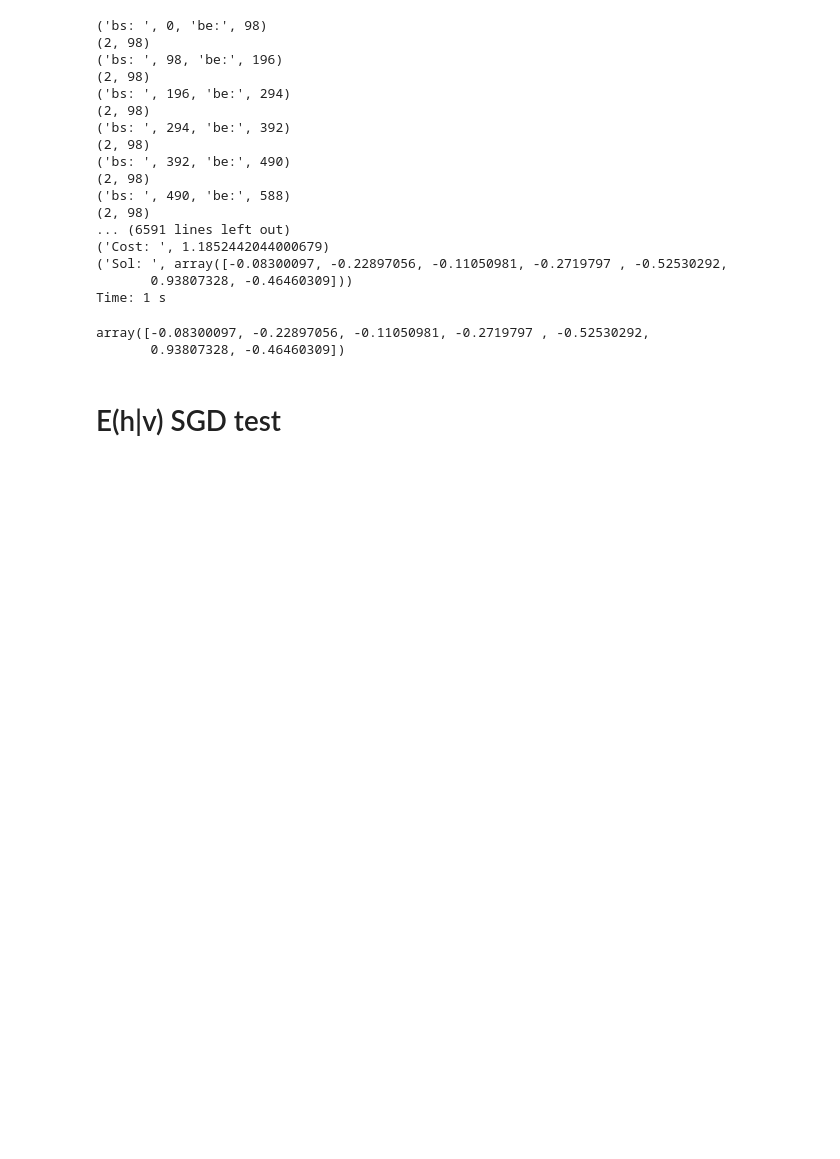
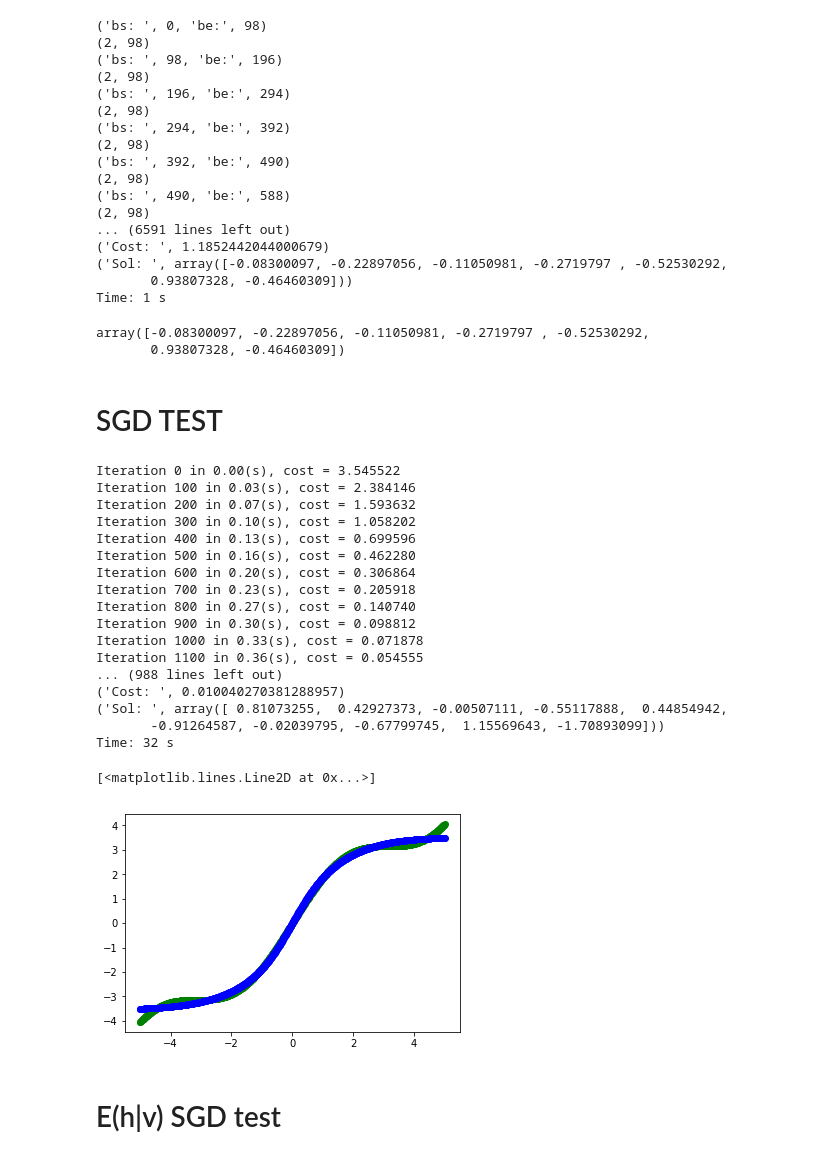
Before and after one commit to RiemannAI/openRT, a Jupyter notebook: examples/test_layers.ipynb, the cells around one changed output. Cells and saved outputs as stored; diff of their text form; code cells hidden in the pictures; blank space fills up the shorter version.

Commit message:
Layer modifications

```diff
--- a/examples/test_layers.ipynb
+++ b/examples/test_layers.ipynb
@@ -133,6 +115,47 @@ minim.train(mse(), M, X, Y, maxiter=300,batch_size=98)
 Time: 1 s
 array([-0.08300097, -0.22897056, -0.11050981, -0.2719797 , -0.52530292,
        0.93807328, -0.46460309])
+# %% [markdown]
+# SGD TEST
+# %%
+def func(x):
+    return np.sin(x)+x
+
+X = np.linspace(-5, 5, 997)
+X = X.reshape((1,X.shape[0]))
+
+Y = func(X[:,None]).reshape((1,X.shape[1]))
+
+M = mdl.Model()
+M.add(layers.NonLinear(1,3,activation=Tanh()))
+M.add(layers.Linear(3,1))
+
+minim = minimizer.SGD()
+
+minim.train(mse(), M, X, Y, lr=1,maxiter=100000)
+
+plt.plot(X.flatten(), Y.flatten(),"og-", label='fit')
+plt.plot(X.flatten(), np.real(M.predict(X)).flatten(),"ob-", label='fit')
+# %% [output]
+Iteration 0 in 0.00(s), cost = 3.545522
+Iteration 100 in 0.03(s), cost = 2.384146
+Iteration 200 in 0.07(s), cost = 1.593632
+Iteration 300 in 0.10(s), cost = 1.058202
+Iteration 400 in 0.13(s), cost = 0.699596
+Iteration 500 in 0.16(s), cost = 0.462280
+Iteration 600 in 0.20(s), cost = 0.306864
+Iteration 700 in 0.23(s), cost = 0.205918
+Iteration 800 in 0.27(s), cost = 0.140740
+Iteration 900 in 0.30(s), cost = 0.098812
+Iteration 1000 in 0.33(s), cost = 0.071878
+Iteration 1100 in 0.36(s), cost = 0.054555
+... (988 lines left out)
+('Cost: ', 0.010040270381288957)
+('Sol: ', array([ 0.81073255,  0.42927373, -0.00507111, -0.55117888,  0.44854942,
+       -0.91264587, -0.02039795, -0.67799745,  1.15569643, -1.70893099]))
+Time: 32 s
+[<matplotlib.lines.Line2D at 0x...>]
+[figure, added]
 # %% [markdown]
 # E(h|v) SGD test
 # %%
```
Also changed, not shown: parts of 1 cell of this notebook, 6 other files.
